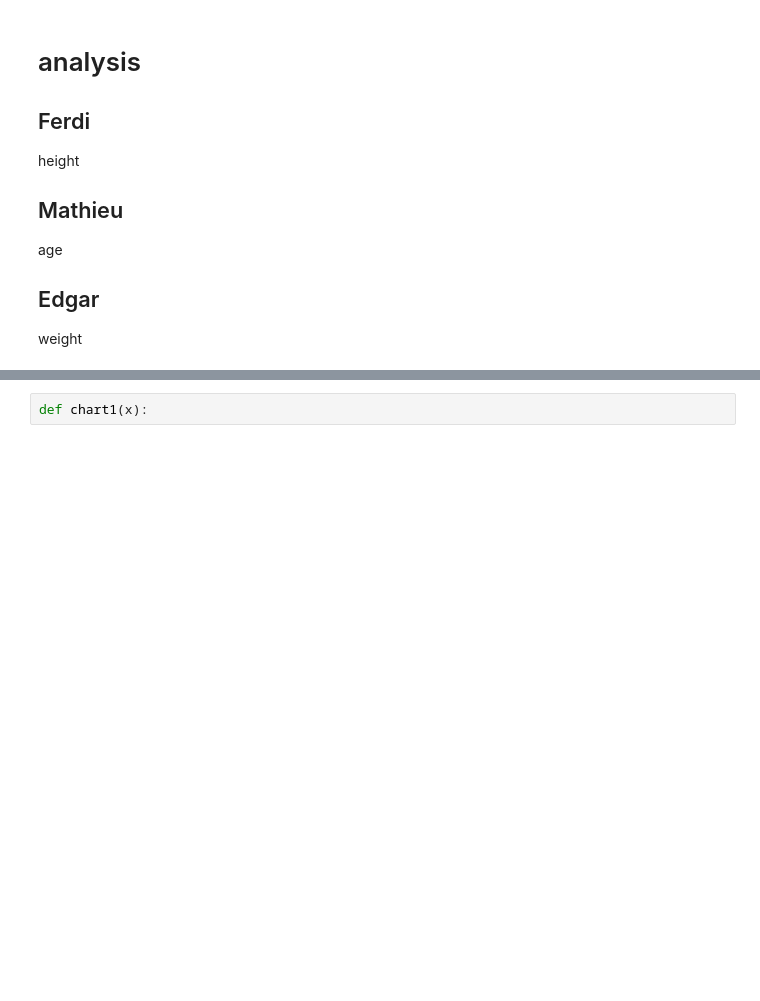
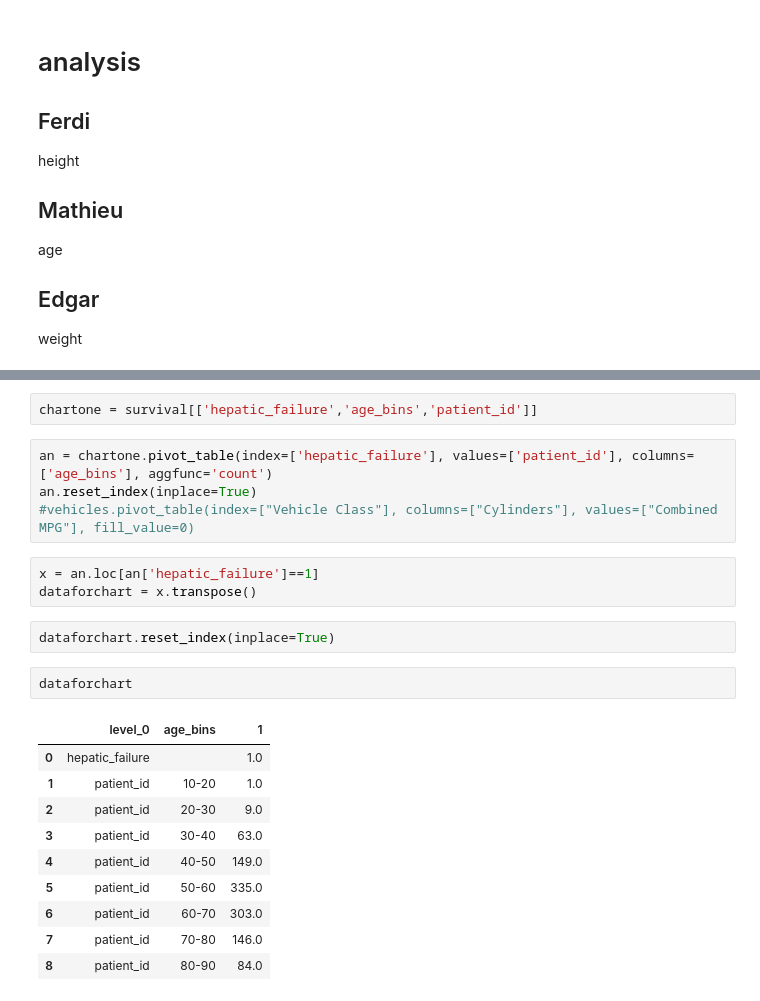
Before and after one commit to Edgart371/Project-5-Streamlit-Dashboard, a Jupyter notebook: cleaning_code.ipynb, the cells around one changed output, grey strips where cells are left out. Drawn from its saved outputs; the diff is of its cells as text; blank space fills up the shorter version.

```diff
--- a/cleaning_code.ipynb
+++ b/cleaning_code.ipynb
@@ -205,2 +254,24 @@ survival
-# %%
-def chart1(x):
+# %%
+chartone = survival[['hepatic_failure','age_bins','patient_id']]
+# %%
+an = chartone.pivot_table(index=['hepatic_failure'], values=['patient_id'], columns=['age_bins'], aggfunc='count')
+an.reset_index(inplace=True)
+#vehicles.pivot_table(index=["Vehicle Class"], columns=["Cylinders"], values=["Combined MPG"], fill_value=0)
+# %%
+x = an.loc[an['hepatic_failure']==1]
+dataforchart = x.transpose()
+# %%
+dataforchart.reset_index(inplace=True)
+# %%
+dataforchart
+# %% [output]
+|  | level_0 | age_bins | 1 |
+| 0 | hepatic_failure |  | 1.0 |
+| 1 | patient_id | 10-20 | 1.0 |
+| 2 | patient_id | 20-30 | 9.0 |
+| 3 | patient_id | 30-40 | 63.0 |
+| 4 | patient_id | 40-50 | 149.0 |
+| 5 | patient_id | 50-60 | 335.0 |
+| 6 | patient_id | 60-70 | 303.0 |
+| 7 | patient_id | 70-80 | 146.0 |
+| 8 | patient_id | 80-90 | 84.0 |
```
Also changed, not shown: parts of 7 cells of this notebook, 1 other file.
